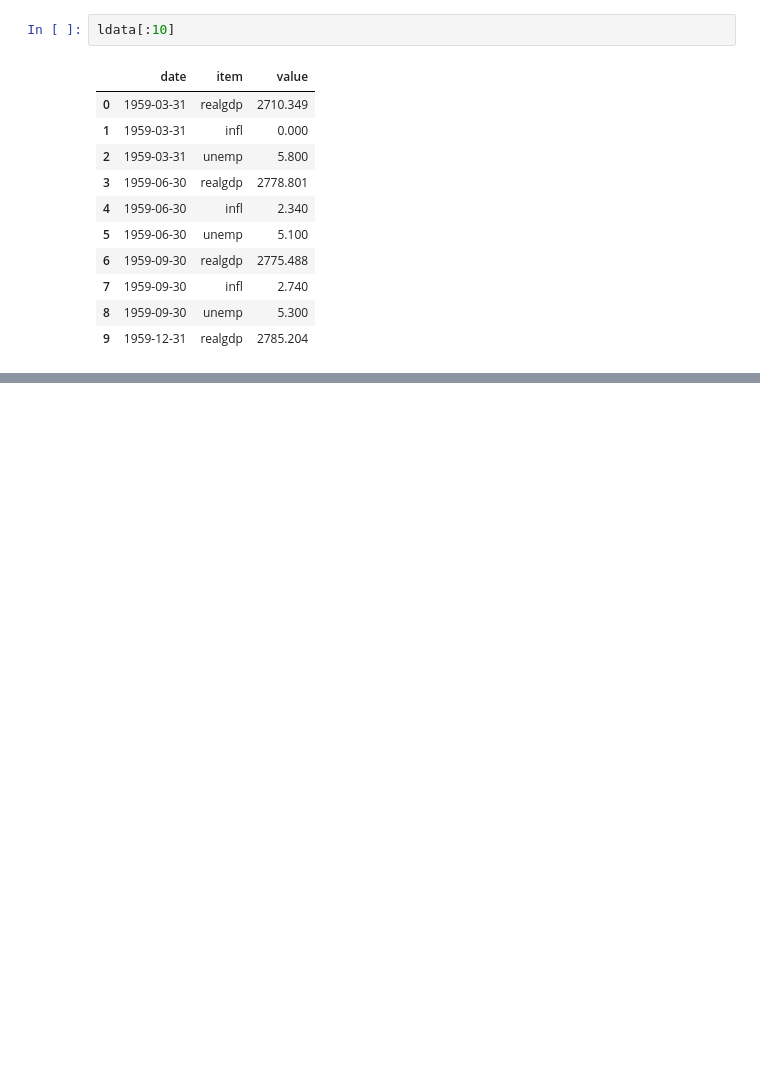
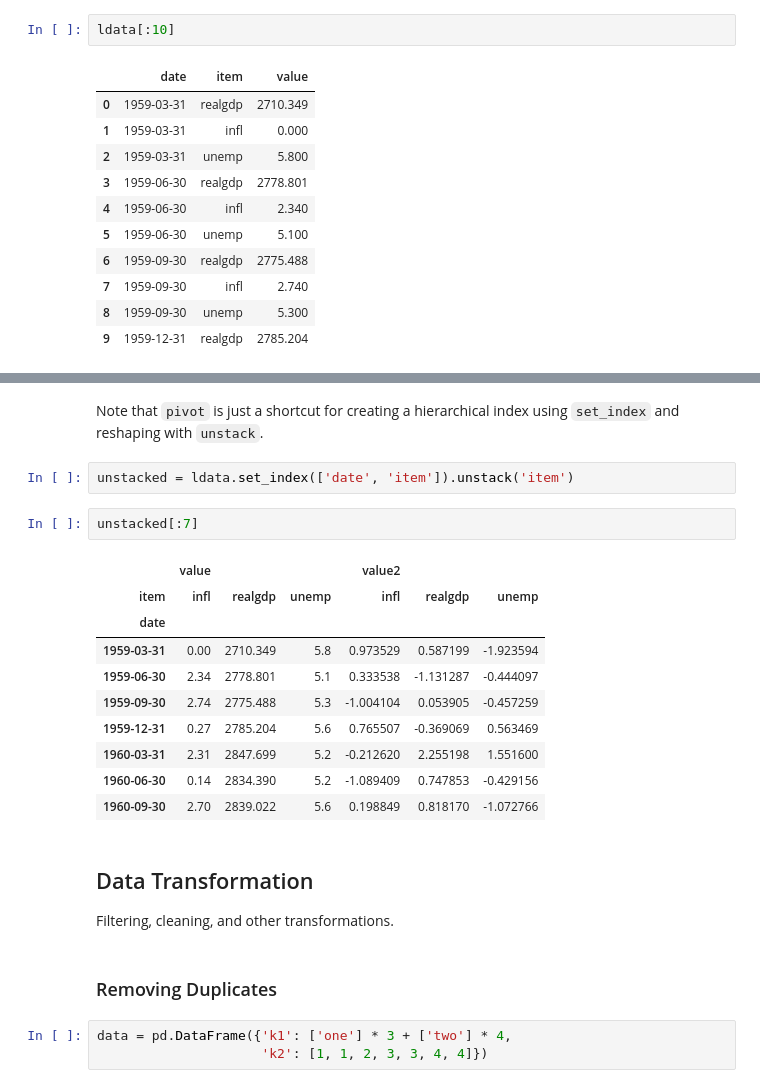
Before and after one commit to rerwin21/python_for_data_analysis, a Jupyter notebook: chap_7.ipynb, the cells around one changed output, grey strips where cells are left out. Saved outputs shown, nothing was run; the diff lists cells and outputs as text; blank space fills up the shorter version.

```diff
--- a/chap_7.ipynb
+++ b/chap_7.ipynb
@@ -1033,0 +1097,25 @@ ldata[:10]
+# %% [markdown]
+Note that `pivot` is just a shortcut for creating a hierarchical index using `set_index` and reshaping with `unstack`.
+# %%
+unstacked = ldata.set_index(['date', 'item']).unstack('item')
+# %%
+unstacked[:7]
+# %% [output]
+|  | value |  |  | value2 |  |  |
+| item | infl | realgdp | unemp | infl | realgdp | unemp |
+| date |  |  |  |  |  |  |
+| 1959-03-31 | 0.00 | 2710.349 | 5.8 | 0.973529 | 0.587199 | -1.923594 |
+| 1959-06-30 | 2.34 | 2778.801 | 5.1 | 0.333538 | -1.131287 | -0.444097 |
+| 1959-09-30 | 2.74 | 2775.488 | 5.3 | -1.004104 | 0.053905 | -0.457259 |
+| 1959-12-31 | 0.27 | 2785.204 | 5.6 | 0.765507 | -0.369069 | 0.563469 |
+| 1960-03-31 | 2.31 | 2847.699 | 5.2 | -0.212620 | 2.255198 | 1.551600 |
+| 1960-06-30 | 0.14 | 2834.390 | 5.2 | -1.089409 | 0.747853 | -0.429156 |
+| 1960-09-30 | 2.70 | 2839.022 | 5.6 | 0.198849 | 0.818170 | -1.072766 |
+# %% [markdown]
+## Data Transformation
+Filtering, cleaning, and other transformations.
+# %% [markdown]
+### Removing Duplicates
+# %%
+data = pd.DataFrame({'k1': ['one'] * 3 + ['two'] * 4,
+                     'k2': [1, 1, 2, 3, 3, 4, 4]})
```
Also changed, not shown: parts of 30 cells of this notebook.
